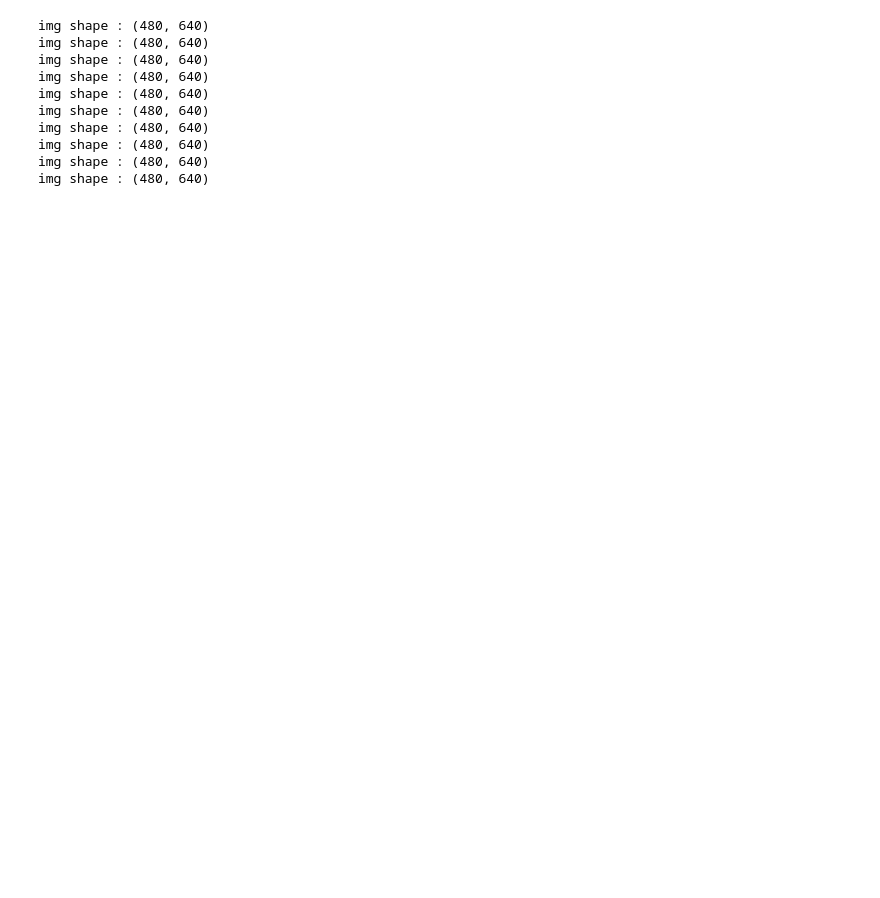
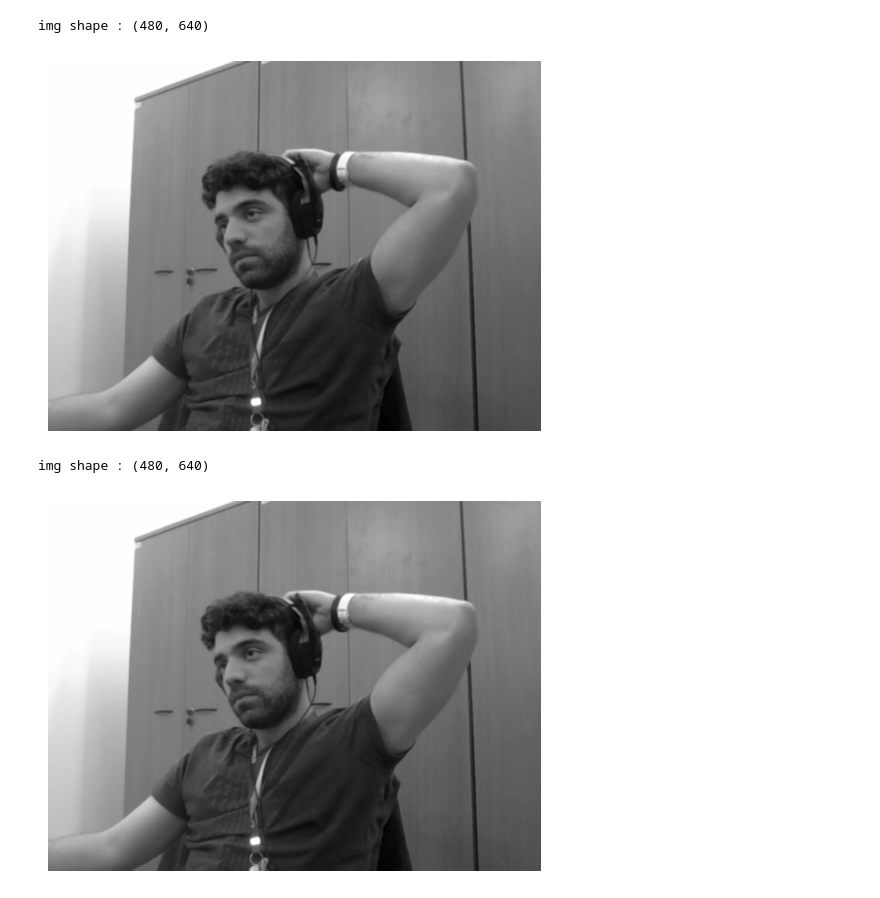
Before and after one commit to borin98/Introdu-o-ao-Processamento-de-Imagem-Digital, a Jupyter notebook: Trabalhos/Trabalho 5/Trabalho5Script.ipynb, the cells around one changed output. Drawn from its saved outputs; the diff is of its cells as text; code cells hidden in the pictures; blank space fills up the shorter version.

```diff
--- a/Trabalhos/Trabalho 5/Trabalho5Script.ipynb
+++ b/Trabalhos/Trabalho 5/Trabalho5Script.ipynb
@@ -55,19 +94,13 @@ apply_gaussian_blur(dict_val)
 # %%
 # https://www.geeksforgeeks.org/python-create-video-using-multiple-images-using-opencv/
 # https://theailearner.com/2018/10/15/creating-video-from-images-using-opencv-python/
-for i in range(0, 10):
+for i in range(0, 2):
     print("img shape : {}".format(dict_val[i].shape))
     plt.imshow(dict_val[i], cmap="gray", vmin=dict_val[i].min(), vmax=dict_val[i].max())
     plt.axis("off")
     plt.show()
 # %% [output]
 img shape : (480, 640)
-img shape : (480, 640)
-img shape : (480, 640)
-img shape : (480, 640)
-img shape : (480, 640)
-img shape : (480, 640)
-img shape : (480, 640)
-img shape : (480, 640)
-img shape : (480, 640)
-img shape : (480, 640)
+[figure, added]
+img shape : (480, 640)
+[figure, added]
```
Also changed, not shown: parts of 4 cells of this notebook, 1 other file.
